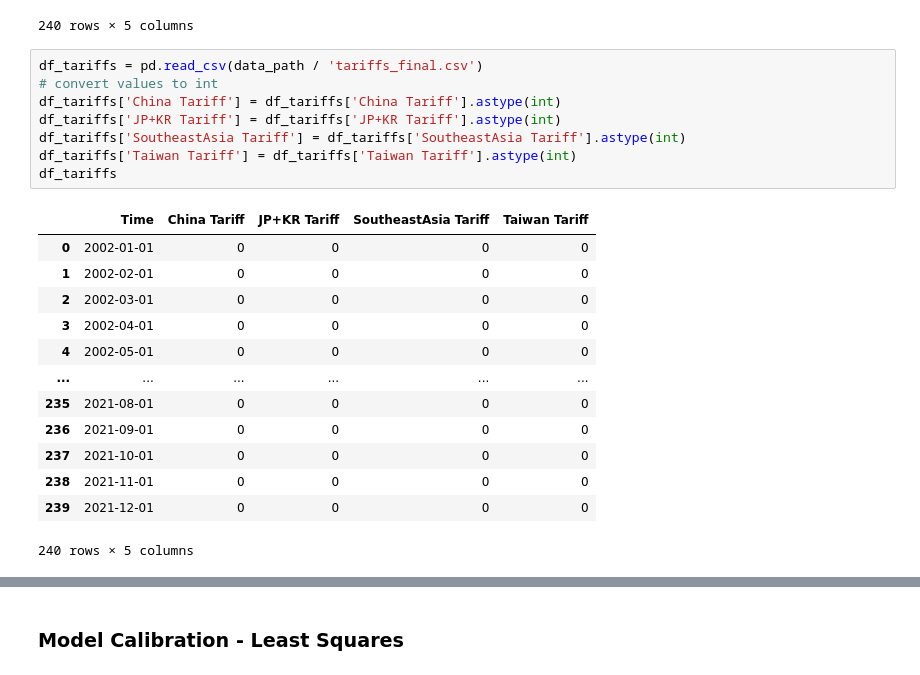
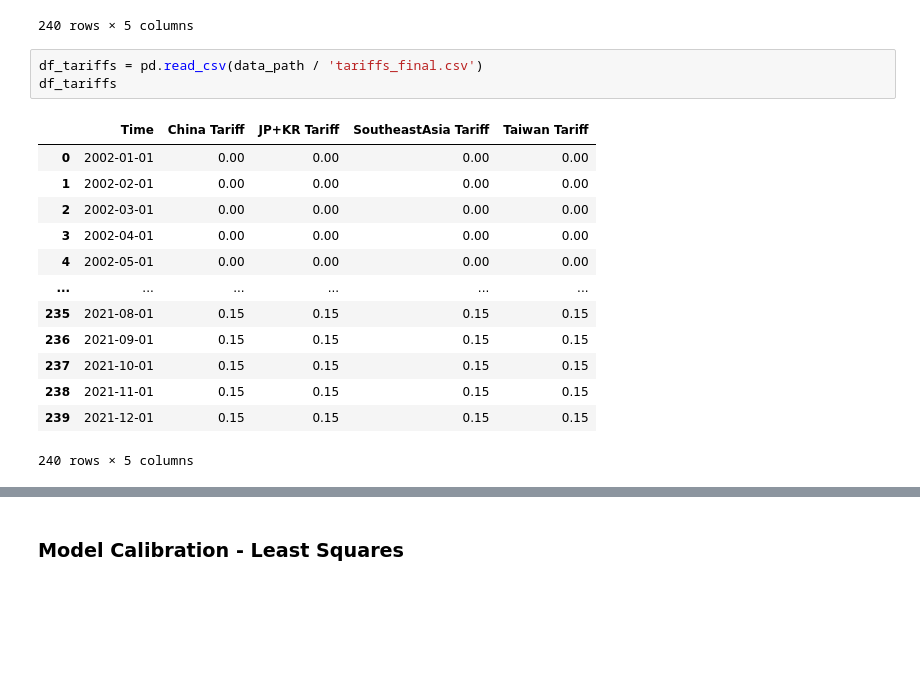
Before and after one commit to LeonardoPolverari/simulation_project, a Jupyter notebook: notebooks/Angius - Model for normalized values.ipynb, the cells around one changed output, grey strips where cells are left out. Drawn from its saved outputs; the diff is of its cells as text; blank space fills up the shorter version.

```diff
--- a/notebooks/Angius - Model for normalized values.ipynb
+++ b/notebooks/Angius - Model for normalized values.ipynb
@@ -398,25 +398,20 @@ df_normalized
 240 rows × 5 columns
 # %%
 df_tariffs = pd.read_csv(data_path / 'tariffs_final.csv')
-# convert values to int
-df_tariffs['China Tariff'] = df_tariffs['China Tariff'].astype(int)
-df_tariffs['JP+KR Tariff'] = df_tariffs['JP+KR Tariff'].astype(int)
-df_tariffs['SoutheastAsia Tariff'] = df_tariffs['SoutheastAsia Tariff'].astype(int)
-df_tariffs['Taiwan Tariff'] = df_tariffs['Taiwan Tariff'].astype(int)
 df_tariffs
 # %% [output]
 |  | Time | China Tariff | JP+KR Tariff | SoutheastAsia Tariff | Taiwan Tariff |
-| 0 | 2002-01-01 | 0 | 0 | 0 | 0 |
-| 1 | 2002-02-01 | 0 | 0 | 0 | 0 |
-| 2 | 2002-03-01 | 0 | 0 | 0 | 0 |
-| 3 | 2002-04-01 | 0 | 0 | 0 | 0 |
-| 4 | 2002-05-01 | 0 | 0 | 0 | 0 |
+| 0 | 2002-01-01 | 0.00 | 0.00 | 0.00 | 0.00 |
+| 1 | 2002-02-01 | 0.00 | 0.00 | 0.00 | 0.00 |
+| 2 | 2002-03-01 | 0.00 | 0.00 | 0.00 | 0.00 |
+| 3 | 2002-04-01 | 0.00 | 0.00 | 0.00 | 0.00 |
+| 4 | 2002-05-01 | 0.00 | 0.00 | 0.00 | 0.00 |
 | ... | ... | ... | ... | ... | ... |
-| 235 | 2021-08-01 | 0 | 0 | 0 | 0 |
-| 236 | 2021-09-01 | 0 | 0 | 0 | 0 |
-| 237 | 2021-10-01 | 0 | 0 | 0 | 0 |
-| 238 | 2021-11-01 | 0 | 0 | 0 | 0 |
-| 239 | 2021-12-01 | 0 | 0 | 0 | 0 |
+| 235 | 2021-08-01 | 0.15 | 0.15 | 0.15 | 0.15 |
+| 236 | 2021-09-01 | 0.15 | 0.15 | 0.15 | 0.15 |
+| 237 | 2021-10-01 | 0.15 | 0.15 | 0.15 | 0.15 |
+| 238 | 2021-11-01 | 0.15 | 0.15 | 0.15 | 0.15 |
+| 239 | 2021-12-01 | 0.15 | 0.15 | 0.15 | 0.15 |
 240 rows × 5 columns
 # %%
 def lotka_volterra_with_tariffs_end(t, X, tariffs,
```
Also changed, not shown: parts of 10 cells of this notebook.
